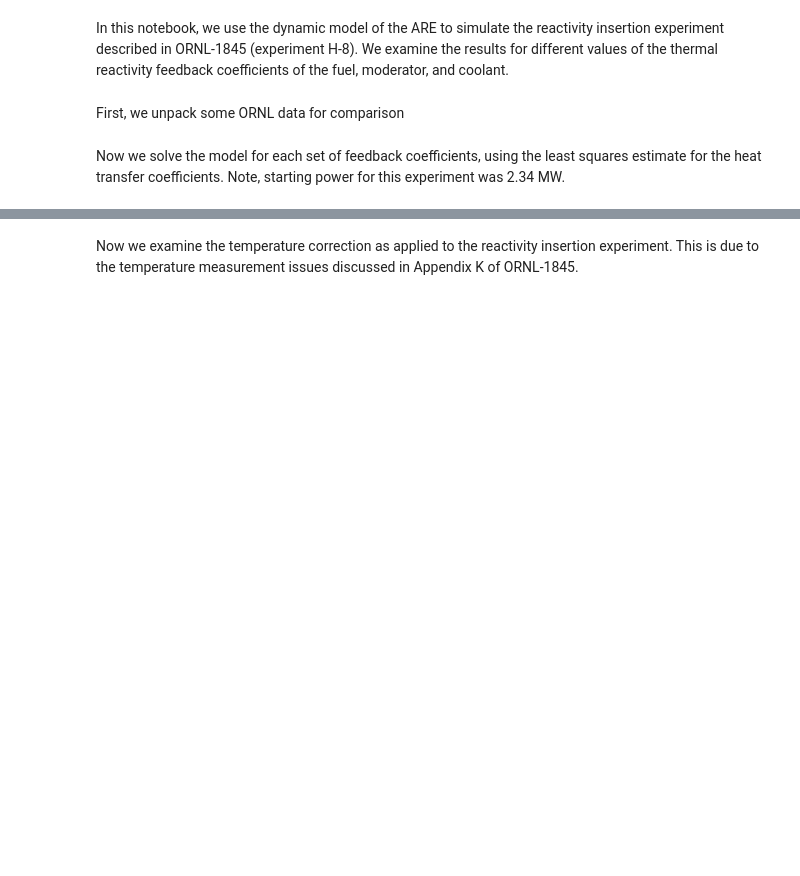
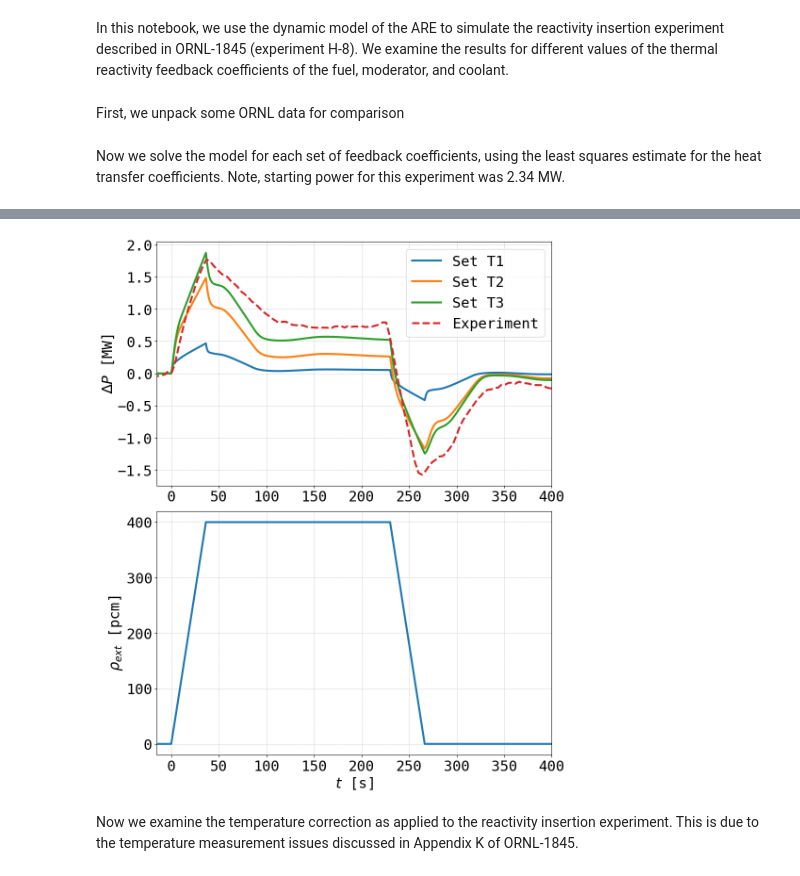
Before and after one commit to LukeLabrie/2025_ARE_paper, a Jupyter notebook: transient.ipynb, the cells around one changed output, grey strips where cells are left out. Cells and saved outputs as stored; diff of their text form; code cells hidden in the pictures; blank space fills up the shorter version.

Commit message:
update plots

```diff
--- a/transient.ipynb
+++ b/transient.ipynb
@@ -147,36 +163,38 @@ fig, axs = plt.subplots(2,1, figsize = (10,12), sharex = True)
 model_base, model_openmc, model_estimation = models
 t0, tf = -15.0, 400.0
 
 adj = (df_power[0][0])*60-T_insert[0]
 df_power[0] = [(t*60)-adj for t in df_power[0]]
 
 # adjust to reported power
 d = df_power[1][0]-params['P']
 df_power[1] = [p-d for p in df_power[1]]
 
 # set up interpolation
 spline = CubicSpline(df_power[0], df_power[1])
 interpolated_values = spline(T[i_insert])
 
 update_axis_style(axs[0], None)
 axs[0].plot(T_insert-params['t_ins'],[params['P']*(s-model_base.nodes['n'].y_out[i_insert[0]-1]) for s in model_base.nodes['n'].y_out[i_insert]],label="Set T1",color=colors[0],linewidth=lw)
 axs[0].plot(T_insert-params['t_ins'],[params['P']*(s-model_openmc.nodes['n'].y_out[i_insert[0]-1]) for s in model_openmc.nodes['n'].y_out[i_insert]],label="Set T2",color=colors[1],linewidth=lw)
 axs[0].plot(T_insert-params['t_ins'],[params['P']*(s-model_estimation.nodes['n'].y_out[i_insert[0]-1]) for s in model_estimation.nodes['n'].y_out[i_insert]],label="Set T3",color=colors[2],linewidth=lw)
 axs[0].plot(df_power[0]-params['t_ins'],df_power[1]-df_power[1][0],label="Experiment",color=colors[3],linestyle='--',linewidth=lw)
-axs[0].set_ylabel(r"$\Delta P$ (MW)")
+axs[0].set_ylabel(r"$\Delta P$ [MW]")
 # axs[0].set_xlim([t0,tf])
 axs[0].legend(fontsize=tls)
 
 update_axis_style(axs[1], None)
 rho_dat = np.array([ARE_dynamic.input_funcs[0](t) for t in T[T>=(params['t_ins']+t0)]])
 axs[1].plot(T[T>=(params['t_ins']+t0)]-params['t_ins'], rho_dat*(1e5), label=r'$\rho_{ext}$', linewidth=lw)
 axs[1].set_xlim([t0,tf])
-axs[1].set_ylabel(r"$\rho_{ext}$ (pcm)")
-axs[1].set_xlabel(r"$t$ (s)")
+axs[1].set_ylabel(r"$\rho_{ext}$ [pcm]")
+axs[1].set_xlabel(r"$t$ [s]")
 
 fig.tight_layout()
 
 # fig.savefig('are_insert.png')
+# %% [output]
+[figure, added]
 # %% [markdown]
 Now we examine the temperature correction as applied to the reactivity insertion experiment. This is due to the temperature measurement issues discussed in Appendix K of ORNL-1845.
 # %%
```
Also changed, not shown: parts of 2 cells of this notebook.
